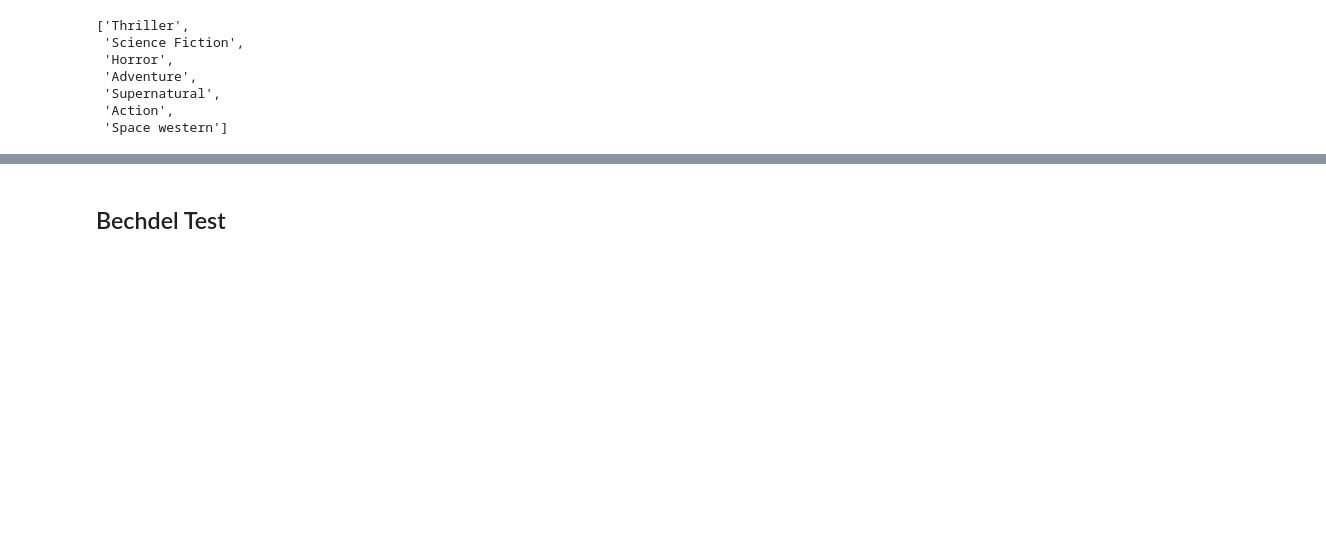
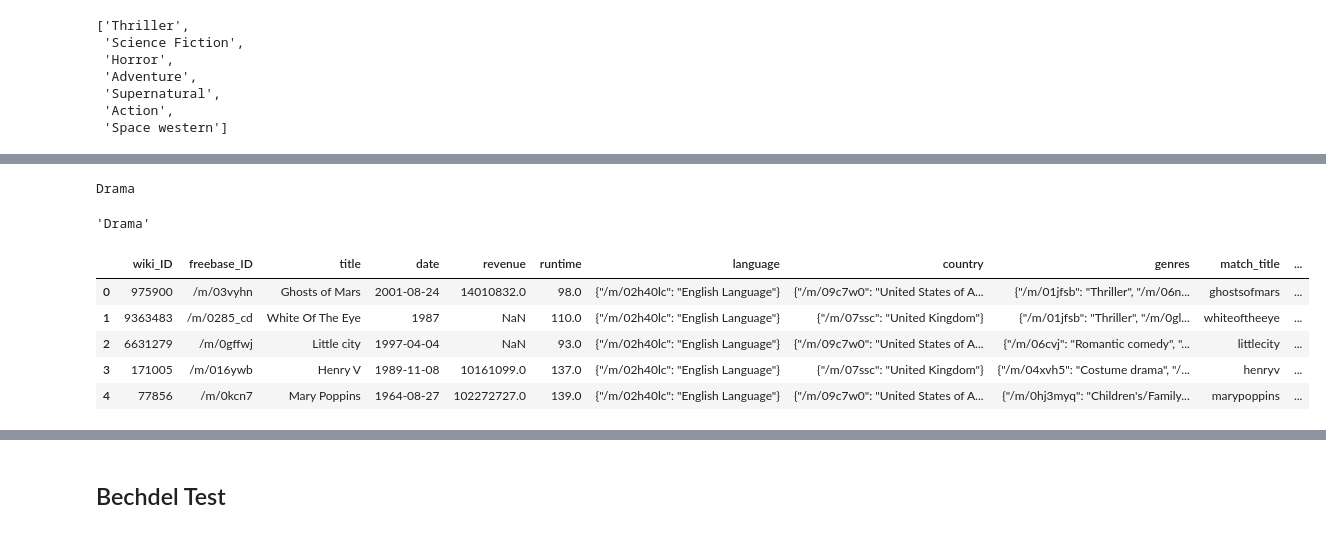
Before and after one commit to JadeBenson/Wikipedia_DeepLearning, a Jupyter notebook: Data_Prep.ipynb, the cells around one changed output, grey strips where cells are left out. Drawn from its saved outputs; the diff is of its cells as text; code cells hidden in the pictures; blank space fills up the shorter version.

Commit message:
one genre tagging

```diff
--- a/Data_Prep.ipynb
+++ b/Data_Prep.ipynb
@@ -478,4 +498,53 @@ movies_df.iloc[0,-1]
+# %%
+test = ['Coming of age',
+  'Drama',
+        'Action',
+  'Film adaptation',
+  'Romantic drama',
+  'Romance Film',
+  'Teen']
+
+our_genres = ['Romantic comedy', 'Comedy', 'Horror', 'Science Fiction', 'Thriller', 'Adventure', 'Drama',  'Action', 'Documentary'  ]
+
+def test_fun(test):
+    for t in test:
+        if t in our_genres:
+            print(t)
+            return t
+
+test_fun(test)
+# %% [output]
+Drama
+'Drama'
 # %%
 #there are many genres that can be applied to film
-#in this case, let's just keep it simple and select the first one
-#they're not ordered alphabetically
+#in this case, let's just keep it simple and create a list of genres
+#go through in order to find whichever hits first
+
+our_genres = ['Romantic comedy', 'Comedy', 'Horror', 'Science Fiction', 'Thriller', 'Adventure', 'Drama',  'Action', 'Documentary'  ]
+def small_genres(genre_list):
+    if len(genre_list) > 0:
+        for g in genre_list:
+            if g in our_genres:
+                #return first one it finds
+                #this depends on order of our genres
+                #and how they are ordered in the df
+                #c
+                return g
+
+
+
+    #some without genres :/
+    else:
+        return None
+
+movies_df['first_genre'] = movies_df.apply(lambda x: first_genre(x.clean_genres), axis=1)
+# %%
+movies_df.head()
+# %% [output]
+|  | wiki_ID | freebase_ID | title | date | revenue | runtime | language | country | genres | match_title | ... |
+| 0 | 975900 | /m/03vyhn | Ghosts of Mars | 2001-08-24 | 14010832.0 | 98.0 | {"/m/02h40lc": "English Language"} | {"/m/09c7w0": "United States of A... | {"/m/01jfsb": "Thriller", "/m/06n... | ghostsofmars | ... |
+| 1 | 9363483 | /m/0285_cd | White Of The Eye | 1987 | NaN | 110.0 | {"/m/02h40lc": "English Language"} | {"/m/07ssc": "United Kingdom"} | {"/m/01jfsb": "Thriller", "/m/0gl... | whiteoftheeye | ... |
+| 2 | 6631279 | /m/0gffwj | Little city | 1997-04-04 | NaN | 93.0 | {"/m/02h40lc": "English Language"} | {"/m/09c7w0": "United States of A... | {"/m/06cvj": "Romantic comedy", "... | littlecity | ... |
+| 3 | 171005 | /m/016ywb | Henry V | 1989-11-08 | 10161099.0 | 137.0 | {"/m/02h40lc": "English Language"} | {"/m/07ssc": "United Kingdom"} | {"/m/04xvh5": "Costume drama", "/... | henryv | ... |
+| 4 | 77856 | /m/0kcn7 | Mary Poppins | 1964-08-27 | 102272727.0 | 139.0 | {"/m/02h40lc": "English Language"} | {"/m/09c7w0": "United States of A... | {"/m/0hj3myq": "Children's/Family... | marypoppins | ... |
```
Also changed, not shown: parts of 4 cells of this notebook.
